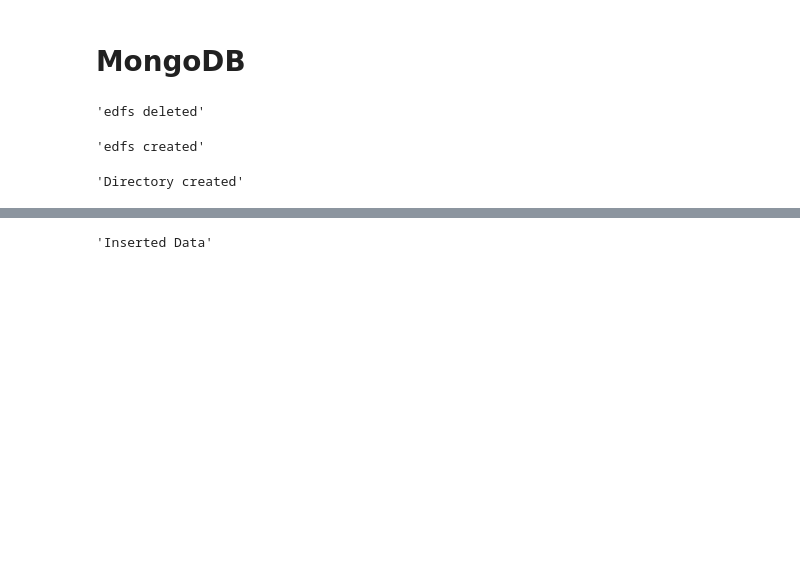
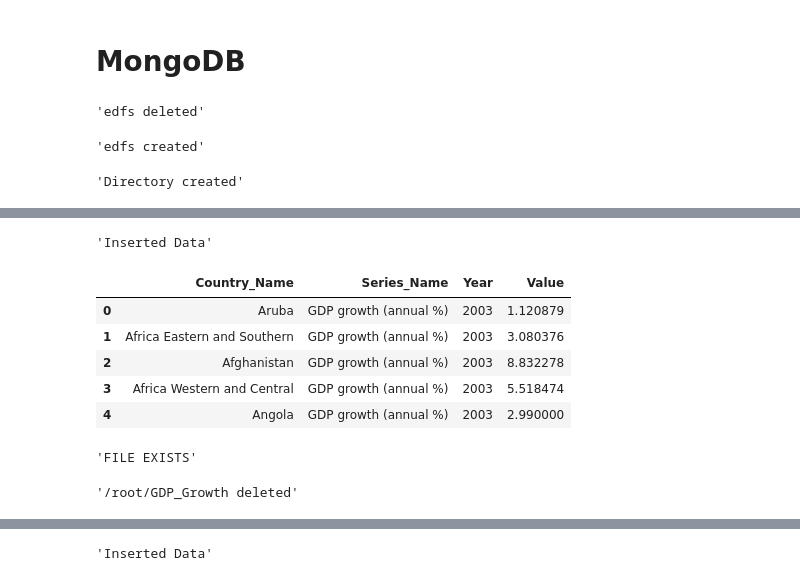
Before and after one commit to DanielDaCosta/distributed-file-system, a Jupyter notebook: main.ipynb, the cells around one changed output, grey strips where cells are left out. Drawn from its saved outputs; the diff is of its cells as text; code cells hidden in the pictures; blank space fills up the shorter version.

```diff
--- a/main.ipynb
+++ b/main.ipynb
@@ -696,0 +716,35 @@ put(path, name, csvf)
+# %%
+put("/root/GDP_Growth", "datasets/GDP_Growth.csv")
+# %% [output]
+'Inserted Data'
+# %%
+def read_dataset(path):
+    df=pd.read_csv(path)
+    df=df.reset_index(drop=True)
+    #df_melted = df.melt(df.set_index('Country Name'))
+    df.head()
+    df = df.drop(["Country Code"], axis=1)
+    new_columns = list()
+    columns = df.columns.str.strip()
+    for c in columns:
+            new_columns.append(c.replace(" ","_"))
+
+    # change column names in dataframe
+    df.columns = new_columns
+    df.columns = df.columns.astype(str)
+    df_melted = df.melt(id_vars=["Country_Name", "Series_Name"],
+        var_name="Year",
+        value_name="Value")
+    #print("readDataset", df_melted.astype({'Year':'int', 'Value': 'float'}))
+    return  df_melted.astype({'Year':'int', 'Value': 'float'})
+# %%
+df = read_dataset("datasets/GDP_Growth.csv")
+# %%
+df.head()
+# %% [output]
+|  | Country_Name | Series_Name | Year | Value |
+| 0 | Aruba | GDP growth (annual %) | 2003 | 1.120879 |
+| 1 | Africa Eastern and Southern | GDP growth (annual %) | 2003 | 3.080376 |
+| 2 | Afghanistan | GDP growth (annual %) | 2003 | 8.832278 |
+| 3 | Africa Western and Central | GDP growth (annual %) | 2003 | 5.518474 |
+| 4 | Angola | GDP growth (annual %) | 2003 | 2.990000 |
@@ -696,0 +757,8 @@ put(path, name, csvf)
+# %%
+readPartition("Algeria", "foo", "root")
+# %% [output]
+'FILE EXISTS'
+# %%
+rm("/root", "GDP_Growth")
+# %% [output]
+'/root/GDP_Growth deleted'
```
Also changed, not shown: parts of 37 cells of this notebook, 3 other files.
